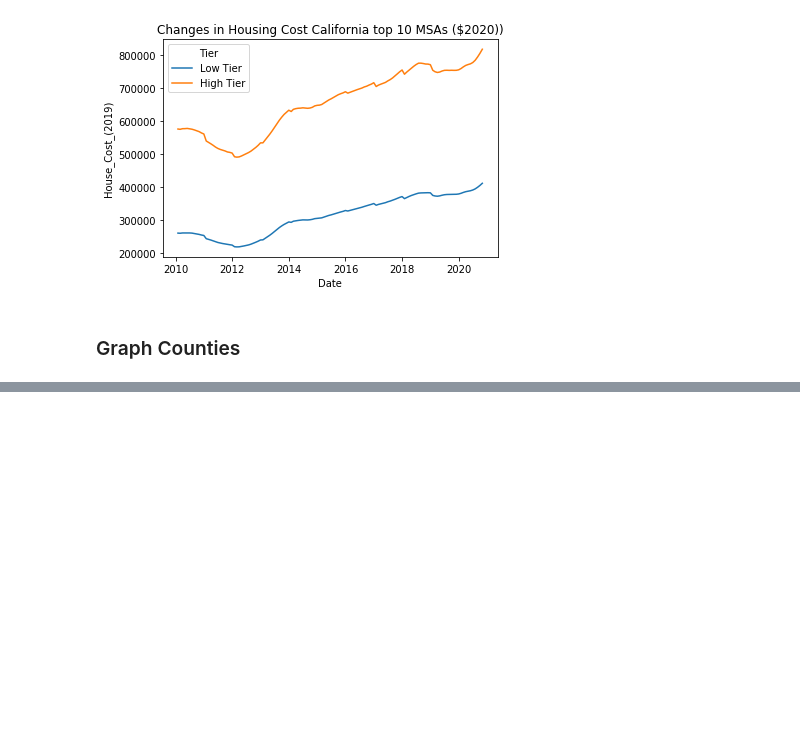
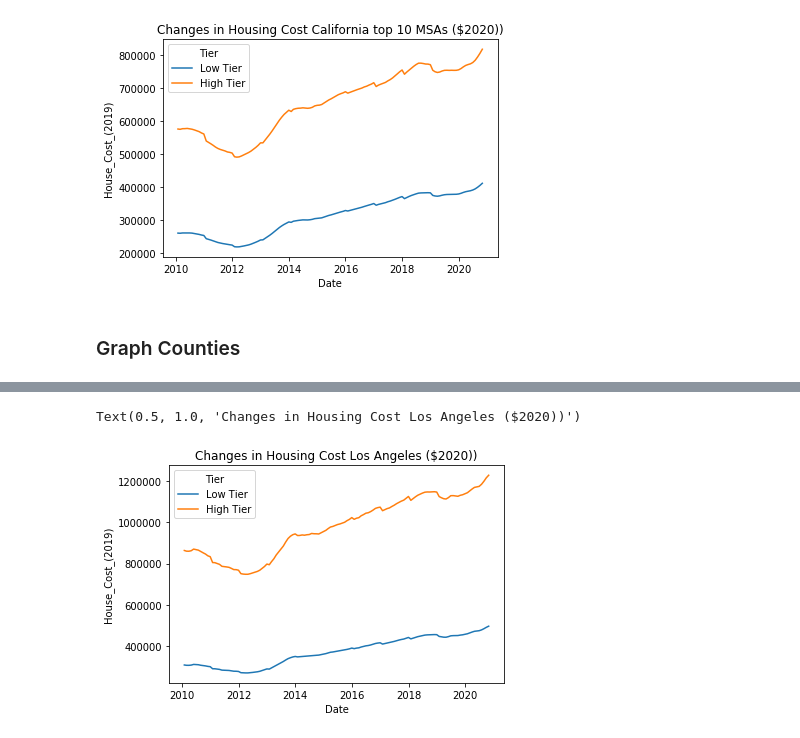
Before and after one commit to qunderriner/missing_middle_zillow, a Jupyter notebook: zillow_data_exploration_v2.ipynb, the cells around one changed output, grey strips where cells are left out. Cells and saved outputs as stored; diff of their text form; code cells hidden in the pictures; blank space fills up the shorter version.

```diff
--- a/zillow_data_exploration_v2.ipynb
+++ b/zillow_data_exploration_v2.ipynb
@@ -116,0 +135,8 @@ Text(0.5, 1.0, 'Changes in Housing Cost California top 10 MSAs ($2020))')
+# %%
+lake_county_home_value_melt = county_home_value_melt[county_home_value_melt.RegionName=="Lake County"]
+LA_county_home_value_melt = county_home_value_melt[county_home_value_melt.RegionName=="Los Angeles County"]
+# %%
+sns.lineplot(data=LA_county_home_value_melt, x="Date", y="House_Cost_(2019)",hue="Tier",ci=None).set_title('Changes in Housing Cost Los Angeles ($2020))')
+# %% [output]
+Text(0.5, 1.0, 'Changes in Housing Cost Los Angeles ($2020))')
+[figure, added]
```
Also changed, not shown: parts of 19 cells of this notebook.
